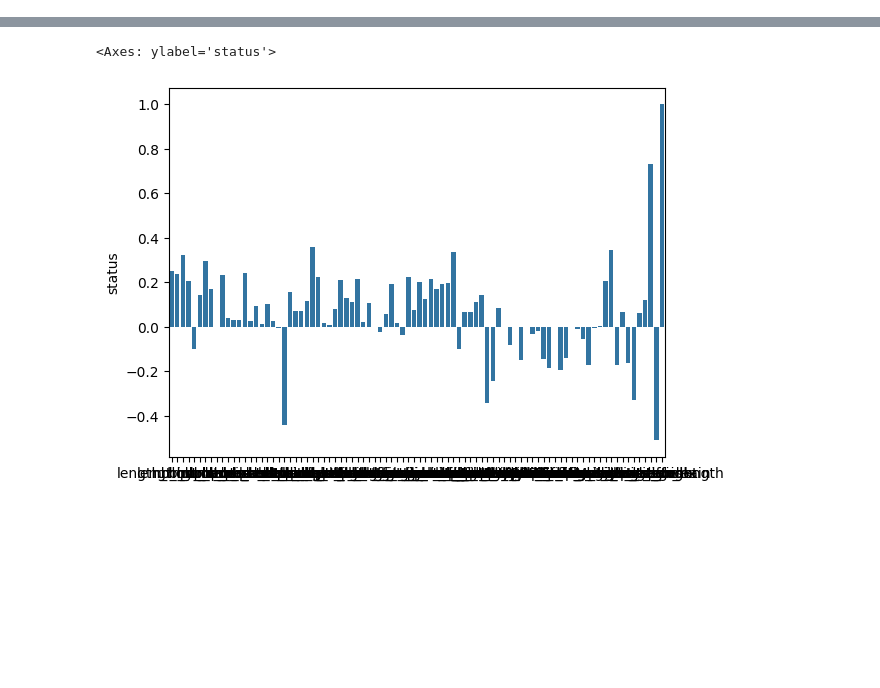
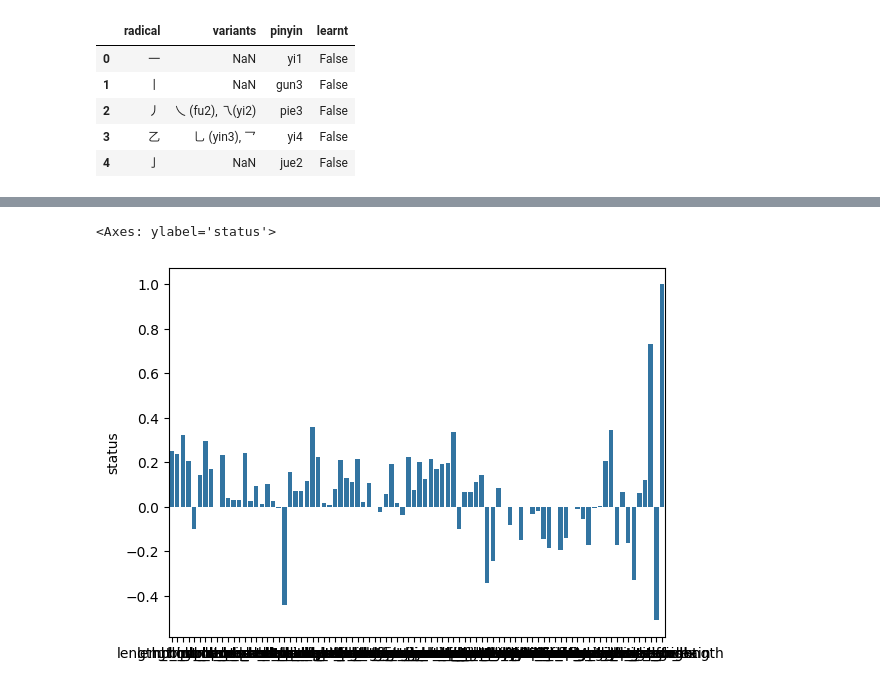
Before and after one commit to Gaulgeous/Cyber-AI, a Jupyter notebook: cyber_ai/miniproject.ipynb, the cells around one changed output, grey strips where cells are left out. Saved outputs shown, nothing was run; the diff lists cells and outputs as text; code cells hidden in the pictures; blank space fills up the shorter version.

```diff
--- a/cyber_ai/miniproject.ipynb
+++ b/cyber_ai/miniproject.ipynb
@@ -3,3 +3,14 @@ import pandas as pd
 import numpy as np
 import plotly.express as px
 import seaborn as sns
+# %%
+df = pd.read_csv(r"/home/david/Documents/Cyber-AI/data/mandarin_radicals.csv")
+# %%
+df.head()
+# %% [output]
+|  | radical | variants | pinyin | learnt |
+| 0 | 一 | NaN | yi1 | False |
+| 1 | 丨 | NaN | gun3 | False |
+| 2 | 丿 | 乀 (fu2), 乁(yi2) | pie3 | False |
+| 3 | 乙 | 乚 (yin3), 乛 | yi4 | False |
+| 4 | 亅 | NaN | jue2 | False |
```
Also changed, not shown: parts of 2 cells of this notebook, 2 other files.
